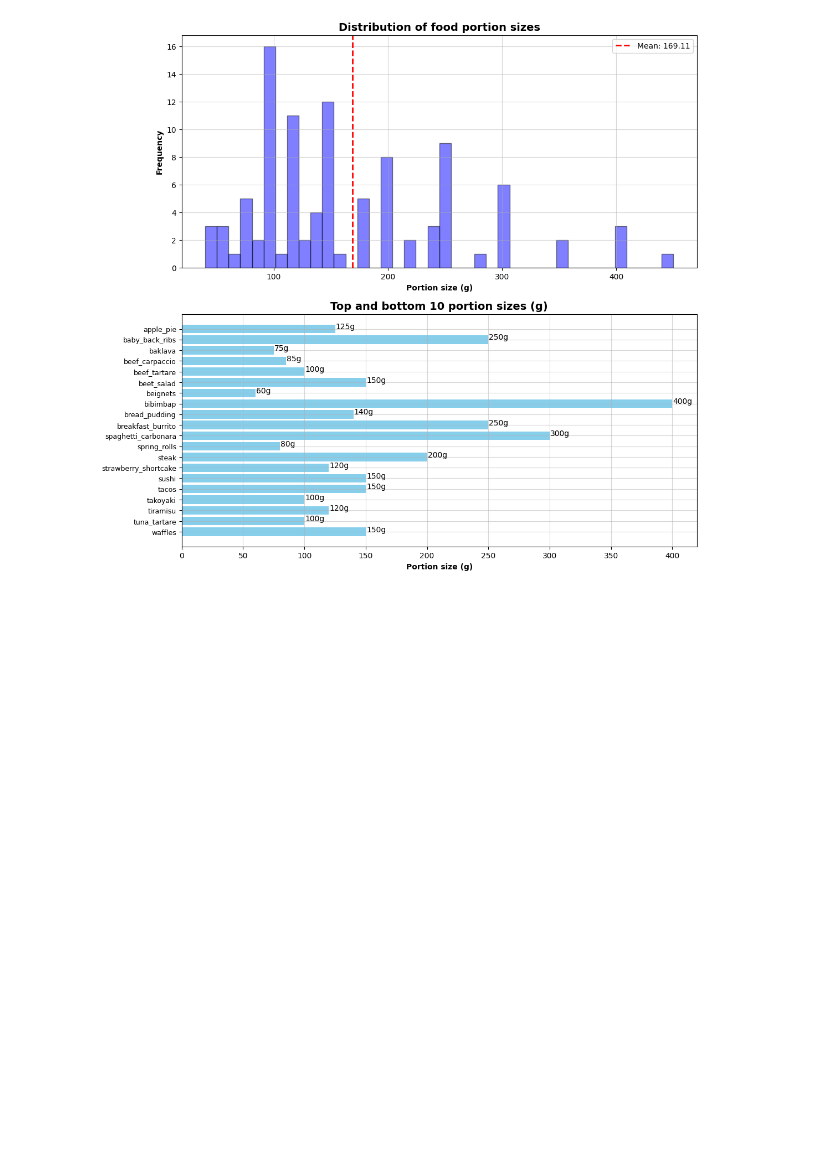
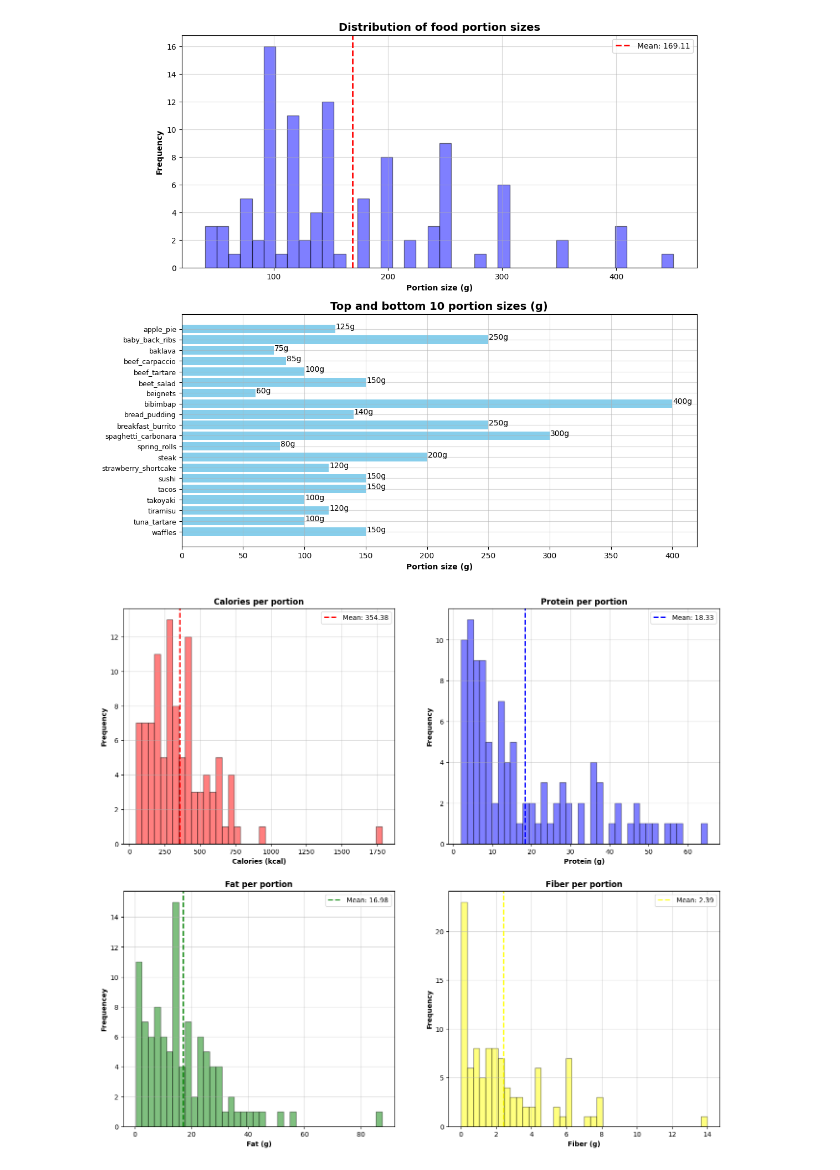
Before and after one commit to mm0narch/me-food, a Jupyter notebook: src/nutrient_mapping/notebook.ipynb, the cells around one changed output. Cells and saved outputs as stored; diff of their text form; code cells hidden in the pictures; blank space fills up the shorter version.

Commit message:
feat: nutrition distribution

```diff
--- a/src/nutrient_mapping/notebook.ipynb
+++ b/src/nutrient_mapping/notebook.ipynb
@@ -164,6 +164,7 @@ plt.show()
 # %% [output]
 [figure]
 # %%
+# Nutritional data: calories, protein, carbs, fat, fiber
 nutritional_data = {
     'apple_pie': [237, 2.0, 34.0, 11.0, 1.6],
     'baby_back_ribs': [290, 26.0, 0.0, 21.0, 0.0],
@@ -270,3 +271,57 @@ nutritional_data = {
     'tuna_tartare': [132, 28.0, 0.0, 1.5, 0.0],
     'waffles': [291, 7.5, 33.0, 14.0, 1.5],
 }
+
+nutrition_df=pd.DataFrame.from_dict(nutritional_data, orient='index',
+                                    columns=['calories_per100g', 'protein_g', 'carbs_g', 'fat_g', 'fiber_g'])
+nutrition_df.reset_index(inplace=True)
+nutrition_df=nutrition_df.rename(columns={'index': 'food_class'})
+nutrition_df.to_csv('../../data/food-101/food-101-portions/nutrition.csv', index=False)
+
+complete_nutrition=pd.merge(portions_df, nutrition_df, on='food_class', how='left')
+
+complete_nutrition['calories_perportion']=complete_nutrition['calories_per100g'] * complete_nutrition['default_portion_g'] / 100
+complete_nutrition['protein_perportion']=complete_nutrition['protein_g'] * complete_nutrition['default_portion_g'] / 100
+complete_nutrition['carbs_perportion']=complete_nutrition['carbs_g'] * complete_nutrition['default_portion_g'] / 100
+complete_nutrition['fat_perportion']=complete_nutrition['fat_g'] * complete_nutrition['default_portion_g'] / 100
+complete_nutrition['fiber_perportion']=complete_nutrition['fiber_g'] * complete_nutrition['default_portion_g'] / 100
+# %%
+fig, ax=plt.subplots(2, 2, figsize=(16, 14))
+
+ax[0, 0].hist(complete_nutrition['calories_perportion'], bins=40, edgecolor='black', color='red', alpha=0.5)
+ax[0, 0].axvline(complete_nutrition['calories_perportion'].mean(), color='red', linestyle='--', linewidth='2', label=(f'Mean: {complete_nutrition['calories_perportion'].mean():.2f}'))
+ax[0, 0].set_xlabel(f'Calories (kcal)', fontsize=10, fontweight='bold')
+ax[0, 0].set_ylabel(f'Frequency', fontsize=10, fontweight='bold')
+ax[0, 0].set_title(f'Calories per portion', fontsize=12, fontweight='bold')
+ax[0, 0].legend()
+ax[0, 0].grid(alpha=0.5)
+
+ax[0, 1].hist(complete_nutrition['protein_perportion'], bins=40, edgecolor='black', color='blue', alpha=0.5)
+ax[0, 1].axvline(complete_nutrition['protein_perportion'].mean(), color='blue', linestyle='--', linewidth=2, label=(f'Mean: {complete_nutrition['protein_perportion'].mean():.2f}'))
+ax[0, 1].set_xlabel(f'Protein (g)', fontsize=10, fontweight='bold')
+ax[0, 1].set_ylabel(f'Frequency', fontsize=10, fontweight='bold')
+ax[0, 1].set_title(f'Protein per portion', fontsize=12, fontweight='bold')
+ax[0, 1].legend()
+ax[0, 1].grid(alpha=0.5)
+
+ax[1, 0].hist(complete_nutrition['fat_perportion'], bins=40, edgecolor='black', color='green', alpha=0.5)
+ax[1, 0].axvline(complete_nutrition['fat_perportion'].mean(), color='green', linestyle='--', linewidth=2, label=(f'Mean: {complete_nutrition['fat_perportion'].mean():.2f}'))
+ax[1, 0].set_xlabel(f'Fat (g)', fontsize=10, fontweight='bold')
+ax[1, 0].set_ylabel(f'Frequencey', fontsize=10, fontweight='bold')
+ax[1, 0].set_title(f'Fat per portion', fontsize=12, fontweight='bold')
+ax[1, 0].legend()
+ax[1, 0].grid(alpha=0.5)
+
+ax[1, 1].hist(complete_nutrition['fiber_perportion'], bins=40, edgecolor='black', color='yellow', alpha=0.5)
+ax[1, 1].axvline(complete_nutrition['fiber_perportion'].mean(), color='yellow', linestyle='--', linewidth=2, label=(f'Mean: {complete_nutrition['fiber_perportion'].mean():.2f}'))
+ax[1, 1].set_xlabel(f'Fiber (g)', fontsize=10, fontweight='bold')
+ax[1, 1].set_ylabel(f'Frequency', fontsize=10, fontweight='bold')
+ax[1, 1].set_title(f'Fiber per portion', fontsize=12, fontweight='bold')
+ax[1, 1].legend()
+ax[1, 1].grid(alpha=0.5)
+
+plt.suptitle(f'Nutrition distribution', fontsize=14, fontweight='bold')
+
+plt.show()
+# %% [output]
+[figure, added]
```
Also changed, not shown: parts of 3 cells of this notebook, 1 other file.
